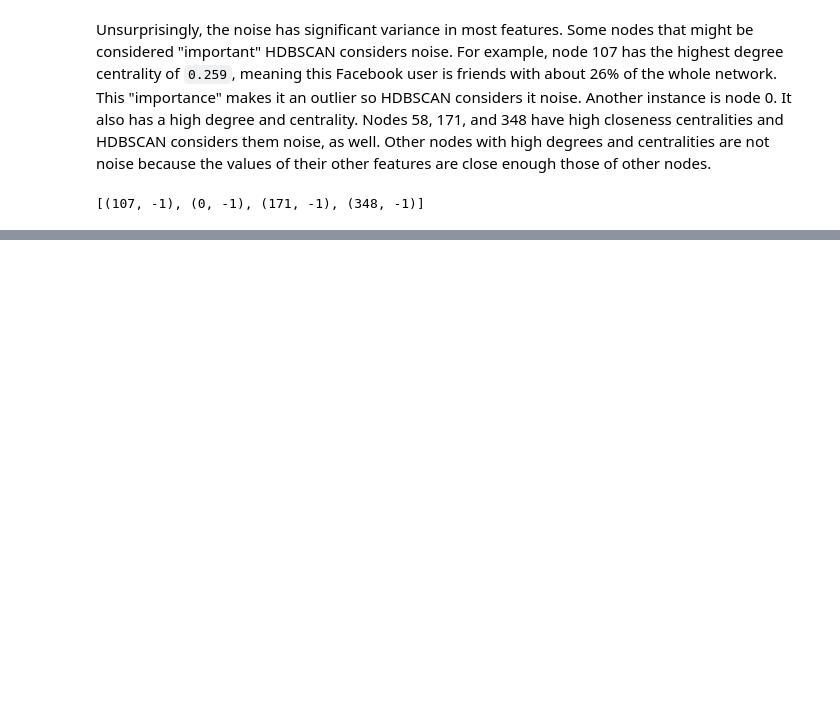
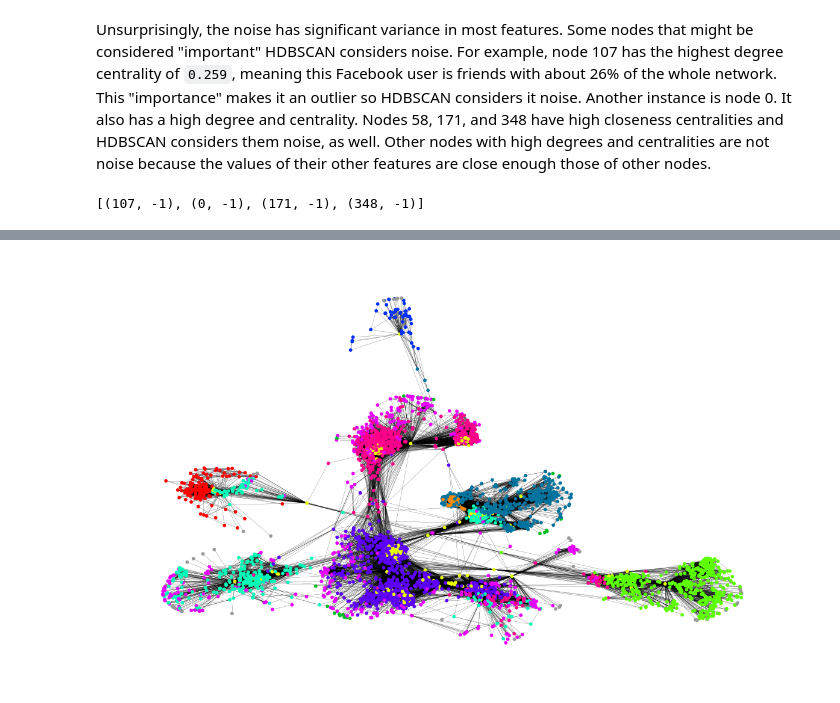
Before and after one commit to Tenchumaru/notebooks, a Jupyter notebook: Understanding Networks through Clustering.ipynb, the cells around one changed output, grey strips where cells are left out. Saved outputs shown, nothing was run; the diff lists cells and outputs as text; code cells hidden in the pictures; blank space fills up the shorter version.

```diff
--- a/Understanding Networks through Clustering.ipynb
+++ b/Understanding Networks through Clustering.ipynb
@@ -381,0 +388,4 @@ graph visualization took 19.4 seconds
+# %%
+kmeans = KMeans(n_clusters=12, n_init='auto', random_state=9)
+kmeans.fit(X)
+sorted(Counter(kmeans.labels_).items())
@@ -381,0 +405,11 @@ graph visualization took 19.4 seconds
+# %%
+begin_at = datetime.now()
+colors = make_colors()
+colors = [colors[i] for i in (6, 3, 5, 9, 7, 2, 0, 11, 8, 4, 10, 1)]
+node_colors = [colors[c] for c in kmeans.labels_]
+mp.figure(figsize=(15, 9))
+mp.axis("off")
+pos = nx.spring_layout(G, iterations=24, seed=9)
+nx.draw_networkx(G, pos=pos, node_size=10, with_labels=False, width=0.15, node_color=node_colors)
+_ = mark_time('graph visualization', begin_at)
+# %% [output]
@@ -381,0 +417 @@ graph visualization took 19.4 seconds
+[figure, added]
```
Also changed, not shown: parts of 20 cells of this notebook.
